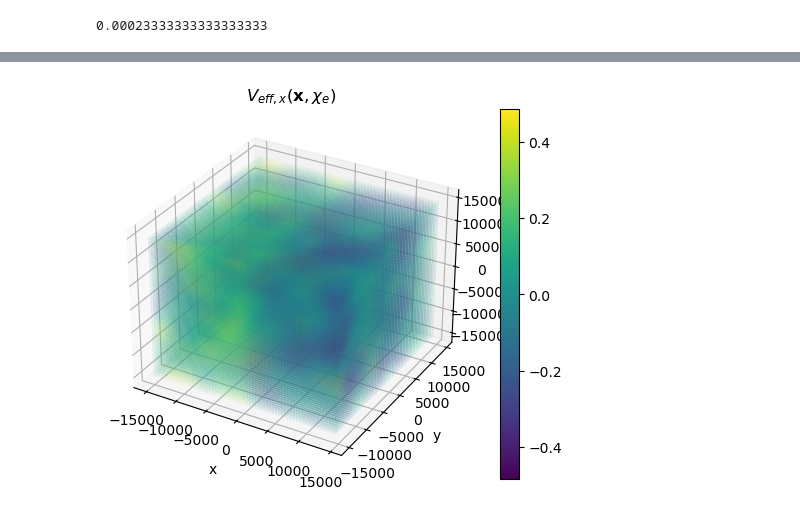
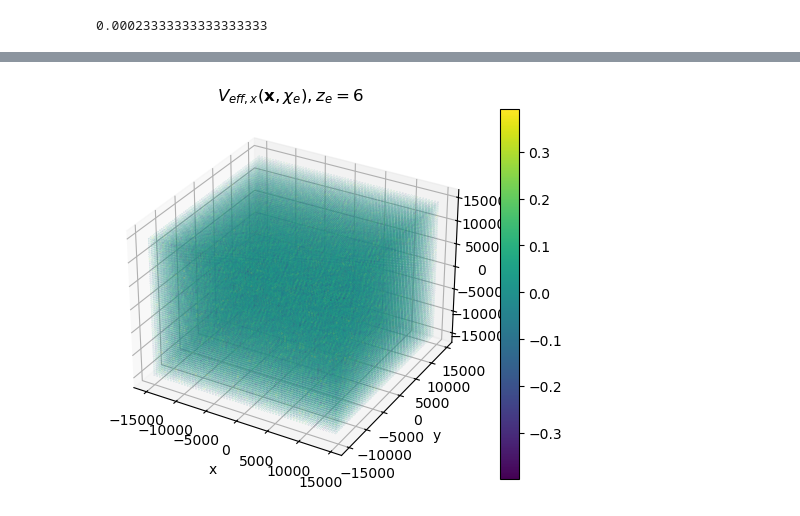
Before and after one commit to catketchup/ReCCO, a Jupyter notebook: code/Pylian_test.ipynb, the cells around one changed output, grey strips where cells are left out. Cells and saved outputs as stored; diff of their text form; code cells hidden in the pictures.

```diff
--- a/code/Pylian_test.ipynb
+++ b/code/Pylian_test.ipynb
@@ -402,39 +402,52 @@ if 1:
 # %%
+def ThreeDEvolve(G_itp, input_field_k, kk):
+    kk[0,0,0] = 1
+    output_field_k = np.concatenate(([0], G_itp(kk.flatten()[1:]))).reshape(kk.shape)*input_field_k/kk
+    return np.fft.ifftn(output_field_k)
+
 # xyz direction V_eff FFT component, labeled by k1, k2, k3
 G_SW_ksz_itp = interp1d(ks, G_SW_ksz)
 G_ISW_ksz_itp = interp1d(ks, G_ISW_ksz)
 G_Dopp_ksz_itp = interp1d(ks, G_Dopp_ksz)
 G_ksz_itp = interp1d(ks, G_SW_ksz + G_ISW_ksz + G_Dopp_ksz)
 
-G_itp = G_SW_ksz_itp
-# G_itp = G_ksz_itp
 
-# G_field_k = G_psi_k
-G_field_k = G_psi_k+G_psi_i_k
-# G_field_k = G_psi_i_k
-
-kk[0,0,0] = 1
-V_eff_k1 = np.concatenate(([0], G_itp(kk.flatten()[1:]))).reshape(kk.shape)*G_field_k[1]/kk
-V_eff_k2 = np.concatenate(([0], G_itp(kk.flatten()[1:]))).reshape(kk.shape)*G_field_k[2]/kk
-V_eff_k3 = np.concatenate(([0], G_itp(kk.flatten()[1:]))).reshape(kk.shape)*G_field_k[0]/kk
-
-# xyz direction V_eff component, labeled by x1, x2, x3
-V_eff_x1 = np.fft.ifftn(V_eff_k1)
-V_eff_x2 = np.fft.ifftn(V_eff_k2)
-V_eff_x3 = np.fft.ifftn(V_eff_k3)
+g_field_k = g_psi_k
+# g_field_k = g_psi_k+g_psi_i_k
+# g_field_k = g_psi_i_k
+# %%
+# xyz direction V_eff component, labeled by x1, x2, x3
+V_eff_x1 = ThreeDEvolve(G_ksz_itp, g_field_k[1], kk)
+V_eff_x2 = ThreeDEvolve(G_ksz_itp, g_field_k[2], kk)
+V_eff_x3 = ThreeDEvolve(G_ksz_itp, g_field_k[0], kk)
+
+# xyz direction V_eff_Dopp component, labeled by x1, x2, x3
+V_eff_Dopp_x1 = ThreeDEvolve(G_Dopp_ksz_itp, g_field_k[1], kk)
+V_eff_Dopp_x2 = ThreeDEvolve(G_Dopp_ksz_itp, g_field_k[2], kk)
+V_eff_Dopp_x3 = ThreeDEvolve(G_Dopp_ksz_itp, g_field_k[0], kk)
+
+# xyz direction V_eff_SW component, labeled by x1, x2, x3
+V_eff_SW_x1 = ThreeDEvolve(G_SW_ksz_itp, g_field_k[1], kk)
+V_eff_SW_x2 = ThreeDEvolve(G_SW_ksz_itp, g_field_k[2], kk)
+V_eff_SW_x3 = ThreeDEvolve(G_SW_ksz_itp, g_field_k[0], kk)
+
+# xyz direction V_eff_SW component, labeled by x1, x2, x3
+V_eff_ISW_x1 = ThreeDEvolve(G_ISW_ksz_itp, g_field_k[1], kk)
+V_eff_ISW_x2 = ThreeDEvolve(G_ISW_ksz_itp, g_field_k[2], kk)
+V_eff_ISW_x3 = ThreeDEvolve(G_ISW_ksz_itp, g_field_k[0], kk)
 # %%
 V_eff_component = V_eff_x1.real
 if 1:
     fig = plt.figure()
     ax = fig.add_subplot(111, projection='3d')
 
     fig.colorbar(ax.scatter(xx,yy,zz,c=V_eff_component, s=0.01))
     ax.set_xlabel(r'x')
     ax.set_ylabel(r'y')
     ax.set_zlabel(r'z')
-    ax.set_title(r'$V_{eff,x}(\mathbf{x}, \chi_e)$');
+    ax.set_title(r'$V_{eff,x}(\mathbf{x}, \chi_e), z_{e} = %s$' %ze);
 # %% [output]
-[figure, old version]
+[figure, new version]
 # %%
 common_settings = {# LambdaCDM parameters
                    'h':0.67810,
```
Also changed, not shown: parts of 23 cells of this notebook, 1 other file.
